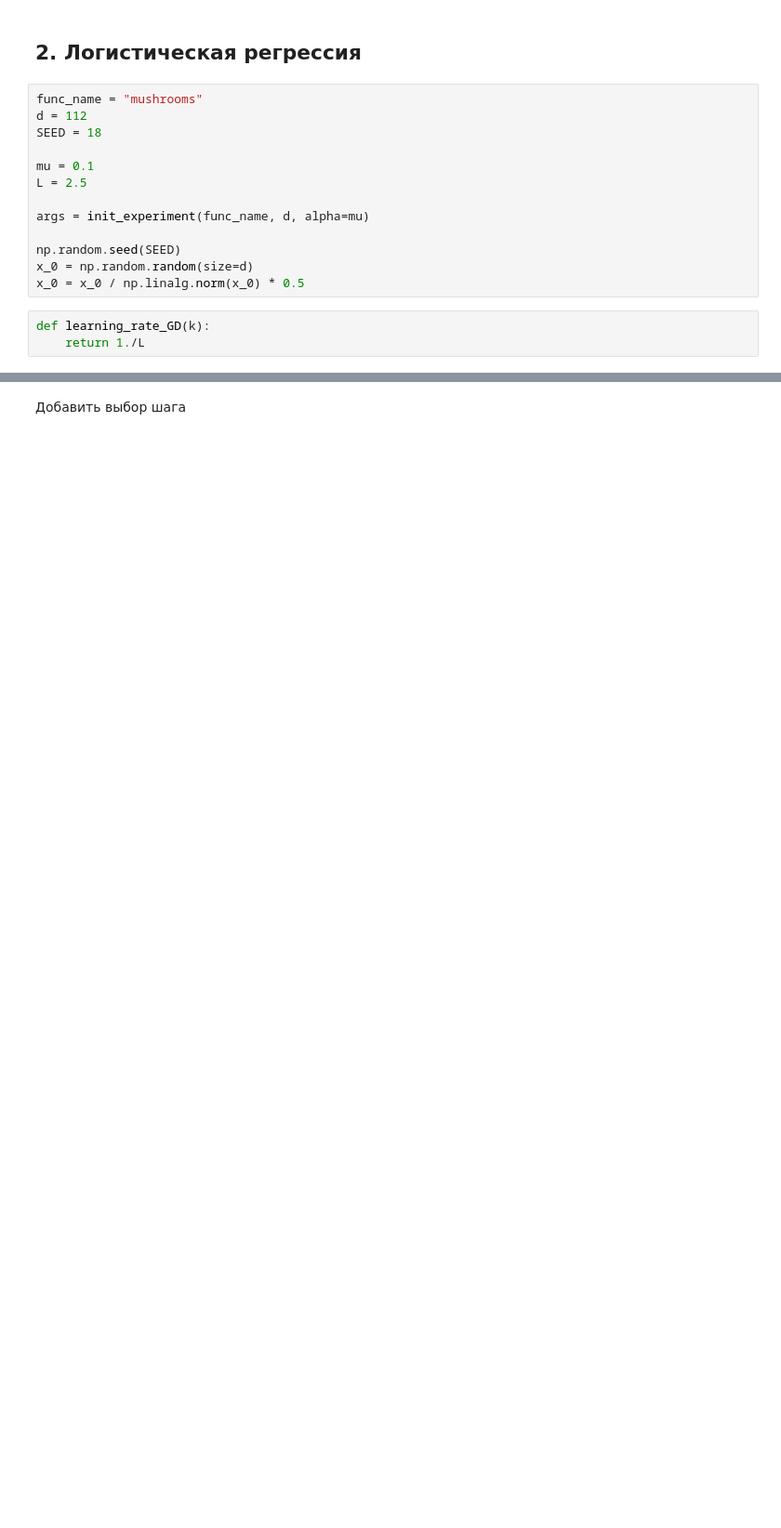
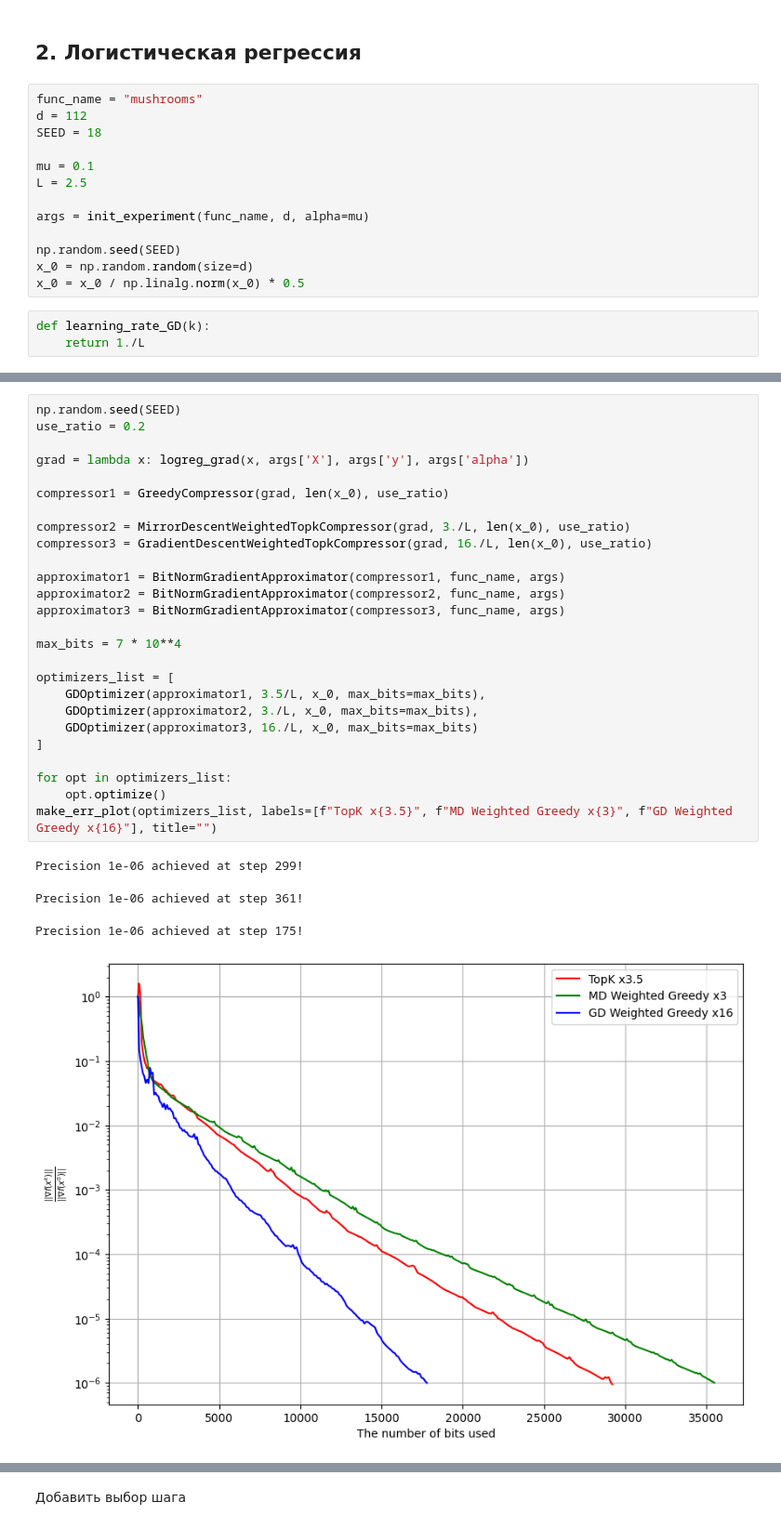
Before and after one commit to intsystems/Khafizov-BS-Thesis, a Jupyter notebook: code/main.ipynb, the cells around one changed output, grey strips where cells are left out. Shown at 93% size. Drawn from its saved outputs; the diff is of its cells as text; blank space fills up the shorter version.

```diff
--- a/code/main.ipynb
+++ b/code/main.ipynb
@@ -162 +144,32 @@ make_err_plot(optimizers_list, labels=[f"Greedy", "MDGreedy", "MDStochastic", "S
+# %%
+np.random.seed(SEED)
+use_ratio = 0.2
+
+grad = lambda x: logreg_grad(x, args['X'], args['y'], args['alpha'])
+
+compressor1 = GreedyCompressor(grad, len(x_0), use_ratio)
+
+compressor2 = MirrorDescentWeightedTopkCompressor(grad, 3./L, len(x_0), use_ratio)
+compressor3 = GradientDescentWeightedTopkCompressor(grad, 16./L, len(x_0), use_ratio)
+
+approximator1 = BitNormGradientApproximator(compressor1, func_name, args)
+approximator2 = BitNormGradientApproximator(compressor2, func_name, args)
+approximator3 = BitNormGradientApproximator(compressor3, func_name, args)
+
+max_bits = 7 * 10**4
+
+optimizers_list = [
+    GDOptimizer(approximator1, 3.5/L, x_0, max_bits=max_bits),
+    GDOptimizer(approximator2, 3./L, x_0, max_bits=max_bits),
+    GDOptimizer(approximator3, 16./L, x_0, max_bits=max_bits)
+]
+
+for opt in optimizers_list:
+    opt.optimize()
+make_err_plot(optimizers_list, labels=[f"TopK x{3.5}", f"MD Weighted Greedy x{3}", f"GD Weighted Greedy x{16}"], title="")
+# %% [output]
+Precision 1e-06 achieved at step 299!
+Precision 1e-06 achieved at step 361!
+Precision 1e-06 achieved at step 175!
+[figure, added]
 # %%
```
Also changed, not shown: parts of 17 cells of this notebook, 5 other files.
